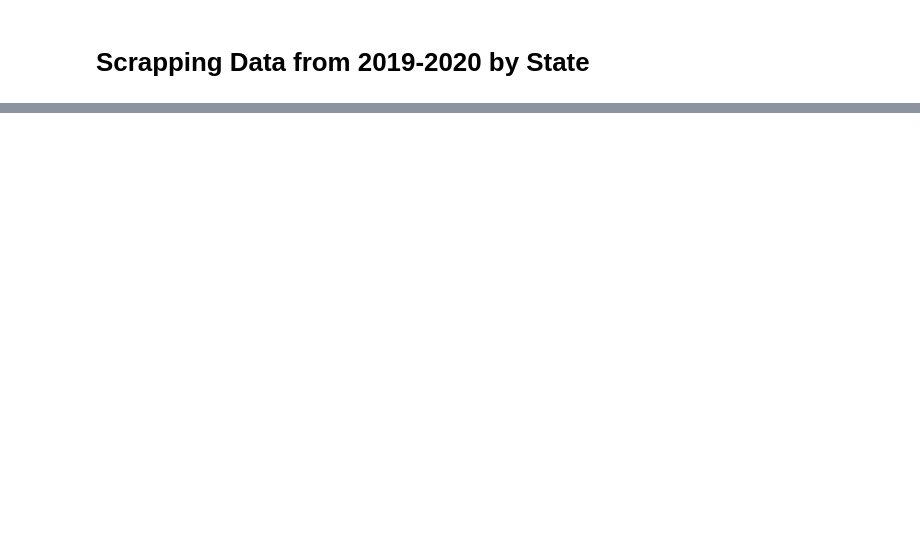
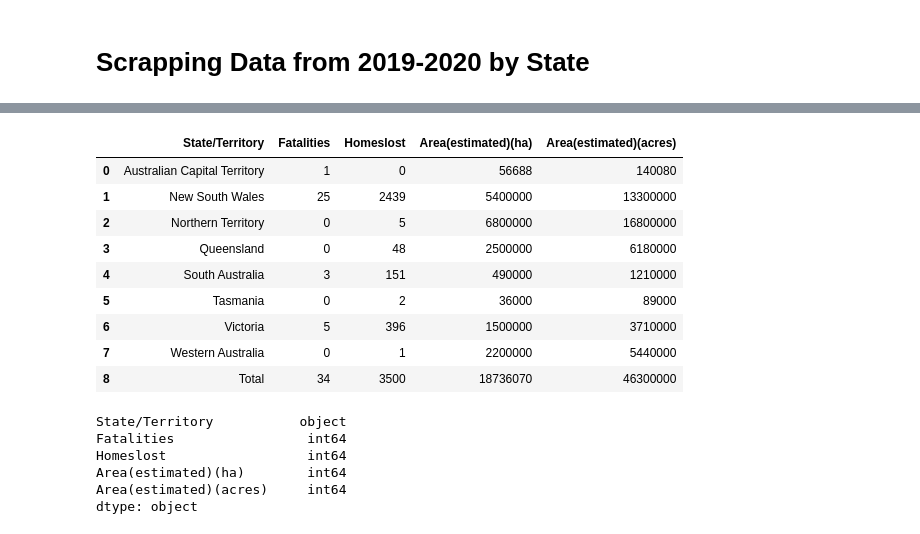
Before and after one commit to philipstubbs13/australia-fire-api-and-dashboard, a Jupyter notebook: WebScrapping.ipynb, the cells around one changed output, grey strips where cells are left out. Drawn from its saved outputs; the diff is of its cells as text; code cells hidden in the pictures; blank space fills up the shorter version.

```diff
--- a/WebScrapping.ipynb
+++ b/WebScrapping.ipynb
@@ -263,13 +433,43 @@ bs_df
 # %%
 bs_dropchar_df = bs_df.drop('Notes', axis=1)
 
 columnstoedit = ['Homeslost', 'Area(estimated)(ha)', 'Area(estimated)(acres)']
 
 for column in columnstoedit:
     for i in range(len(bs_dropchar_df[column])):
         try:
             bs_dropchar_df[column][i] = str(bs_dropchar_df[column][i]).replace(',','')
+            bs_dropchar_df[column][i] = str(bs_dropchar_df[column][i]).replace('+', '')
         except:
             pass
 
 bs_dropchar_df
+# %% [output]
+|  | State/Territory | Fatalities | Homeslost | Area(estimated)(ha) | Area(estimated)(acres) |
+| 0 | Australian Capital Territory | 1 | 0 | 56688 | 140080 |
+| 1 | New South Wales | 25 | 2439 | 5400000 | 13300000 |
+| 2 | Northern Territory | 0 | 5 | 6800000 | 16800000 |
+| 3 | Queensland | 0 | 48 | 2500000 | 6180000 |
+| 4 | South Australia | 3 | 151 | 490000 | 1210000 |
+| 5 | Tasmania | 0 | 2 | 36000 | 89000 |
+| 6 | Victoria | 5 | 396 | 1500000 | 3710000 |
+| 7 | Western Australia | 0 | 1 | 2200000 | 5440000 |
+| 8 | Total | 34 | 3500 | 18736070 | 46300000 |
+# %%
+bs_cast_df = bs_dropchar_df.copy()
+
+bs_cast_df = bs_cast_df.astype({
+    'Fatalities': 'int',
+    'Homeslost': 'int',
+    'Area(estimated)(ha)': 'int',
+    'Area(estimated)(acres)': 'int'
+})
+
+bs_cast_df.dtypes
+# %% [output]
+State/Territory           object
+Fatalities                 int64
+Homeslost                  int64
+Area(estimated)(ha)        int64
+Area(estimated)(acres)     int64
+dtype: object
```
Also changed, not shown: parts of 16 cells of this notebook.
